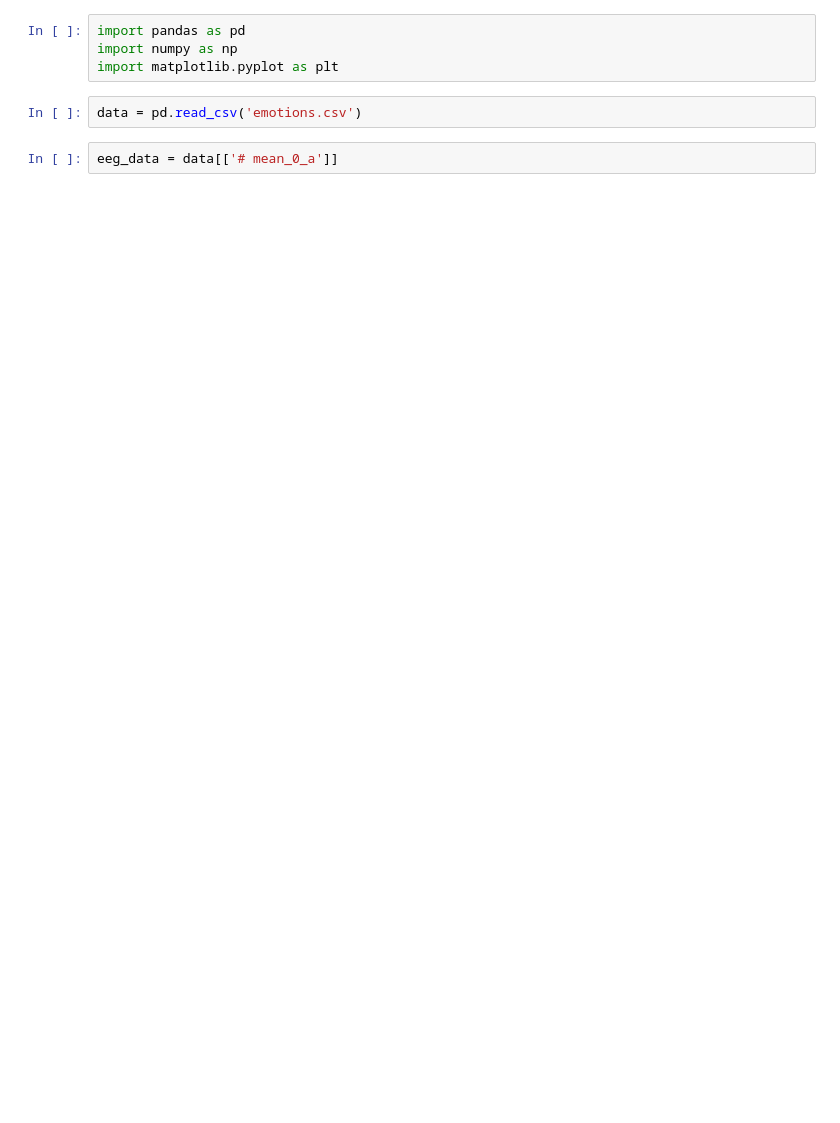
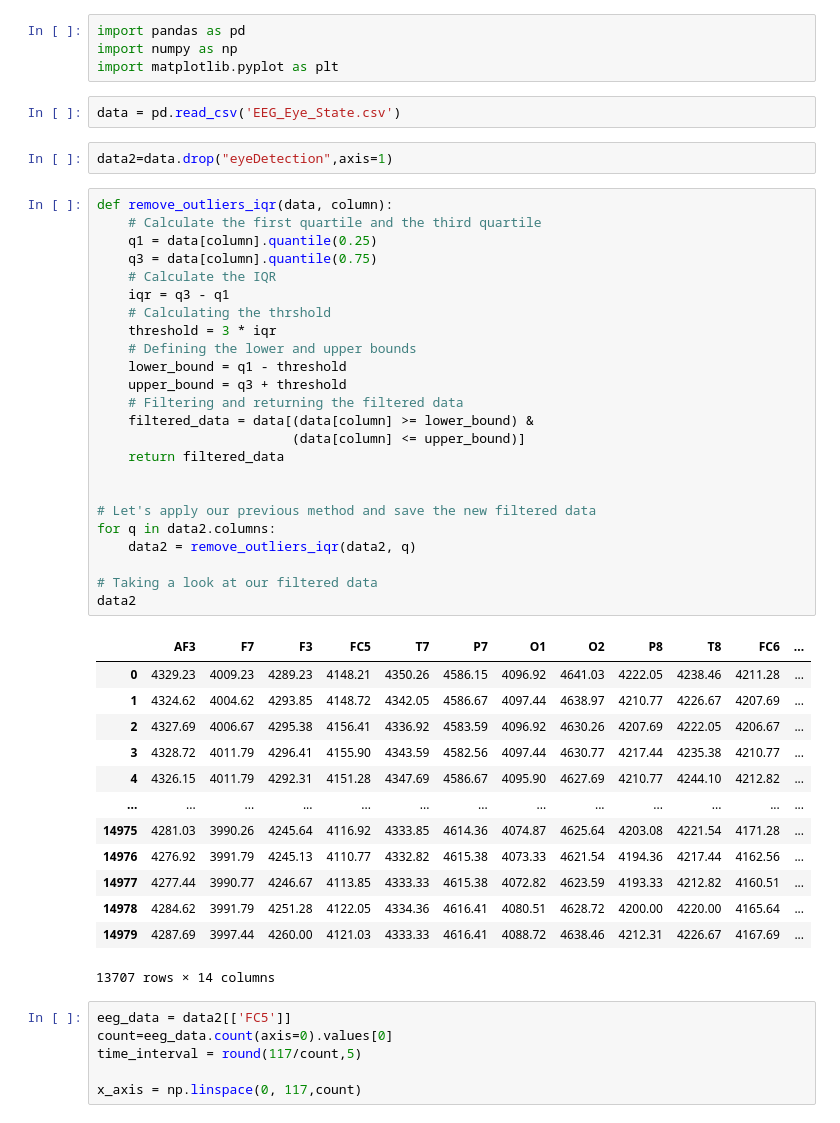
Before and after one commit to ZiadMeligy/InstrumentsTask2, a Jupyter notebook: trying.ipynb, the cells around one changed output. Saved outputs shown, nothing was run; the diff lists cells and outputs as text; blank space fills up the shorter version.

```diff
--- a/trying.ipynb
+++ b/trying.ipynb
@@ -3,9 +3,53 @@ import pandas as pd
 import numpy as np
 import matplotlib.pyplot as plt
 # %%
-data = pd.read_csv('emotions.csv')
+data = pd.read_csv('EEG_Eye_State.csv')
-# %%
-eeg_data = data[['# mean_0_a']]
+# %%
+data2=data.drop("eyeDetection",axis=1)
+# %%
+def remove_outliers_iqr(data, column):
+    # Calculate the first quartile and the third quartile
+    q1 = data[column].quantile(0.25)
+    q3 = data[column].quantile(0.75)
+    # Calculate the IQR
+    iqr = q3 - q1
+    # Calculating the thrshold
+    threshold = 3 * iqr
+    # Defining the lower and upper bounds
+    lower_bound = q1 - threshold
+    upper_bound = q3 + threshold
+    # Filtering and returning the filtered data
+    filtered_data = data[(data[column] >= lower_bound) &
+                         (data[column] <= upper_bound)]
+    return filtered_data
+
+
+# Let's apply our previous method and save the new filtered data
+for q in data2.columns:
+    data2 = remove_outliers_iqr(data2, q)
+
+# Taking a look at our filtered data
+data2
+# %% [output]
+|  | AF3 | F7 | F3 | FC5 | T7 | P7 | O1 | O2 | P8 | T8 | FC6 | ... |
+| 0 | 4329.23 | 4009.23 | 4289.23 | 4148.21 | 4350.26 | 4586.15 | 4096.92 | 4641.03 | 4222.05 | 4238.46 | 4211.28 | ... |
+| 1 | 4324.62 | 4004.62 | 4293.85 | 4148.72 | 4342.05 | 4586.67 | 4097.44 | 4638.97 | 4210.77 | 4226.67 | 4207.69 | ... |
+| 2 | 4327.69 | 4006.67 | 4295.38 | 4156.41 | 4336.92 | 4583.59 | 4096.92 | 4630.26 | 4207.69 | 4222.05 | 4206.67 | ... |
+| 3 | 4328.72 | 4011.79 | 4296.41 | 4155.90 | 4343.59 | 4582.56 | 4097.44 | 4630.77 | 4217.44 | 4235.38 | 4210.77 | ... |
+| 4 | 4326.15 | 4011.79 | 4292.31 | 4151.28 | 4347.69 | 4586.67 | 4095.90 | 4627.69 | 4210.77 | 4244.10 | 4212.82 | ... |
+| ... | ... | ... | ... | ... | ... | ... | ... | ... | ... | ... | ... | ... |
+| 14975 | 4281.03 | 3990.26 | 4245.64 | 4116.92 | 4333.85 | 4614.36 | 4074.87 | 4625.64 | 4203.08 | 4221.54 | 4171.28 | ... |
+| 14976 | 4276.92 | 3991.79 | 4245.13 | 4110.77 | 4332.82 | 4615.38 | 4073.33 | 4621.54 | 4194.36 | 4217.44 | 4162.56 | ... |
+| 14977 | 4277.44 | 3990.77 | 4246.67 | 4113.85 | 4333.33 | 4615.38 | 4072.82 | 4623.59 | 4193.33 | 4212.82 | 4160.51 | ... |
+| 14978 | 4284.62 | 3991.79 | 4251.28 | 4122.05 | 4334.36 | 4616.41 | 4080.51 | 4628.72 | 4200.00 | 4220.00 | 4165.64 | ... |
+| 14979 | 4287.69 | 3997.44 | 4260.00 | 4121.03 | 4333.33 | 4616.41 | 4088.72 | 4638.46 | 4212.31 | 4226.67 | 4167.69 | ... |
+13707 rows × 14 columns
+# %%
+eeg_data = data2[['FC5']]
+count=eeg_data.count(axis=0).values[0]
+time_interval = round(117/count,5)
+
+x_axis = np.linspace(0, 117,count)
 # %%
 plt.figure(figsize=(15, 10))
 plt.plot(eeg_data)
```
Also changed, not shown: parts of 1 cell of this notebook, 3 other files.
